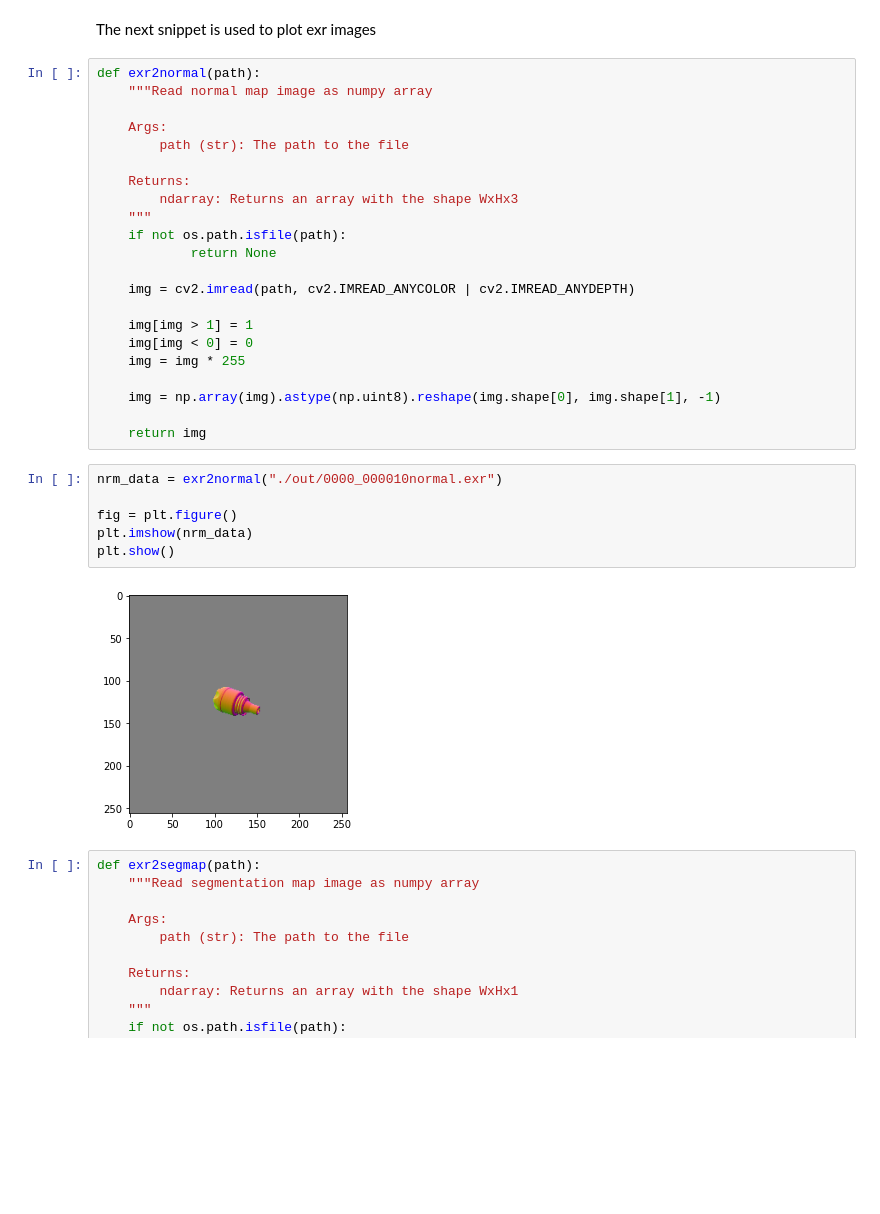
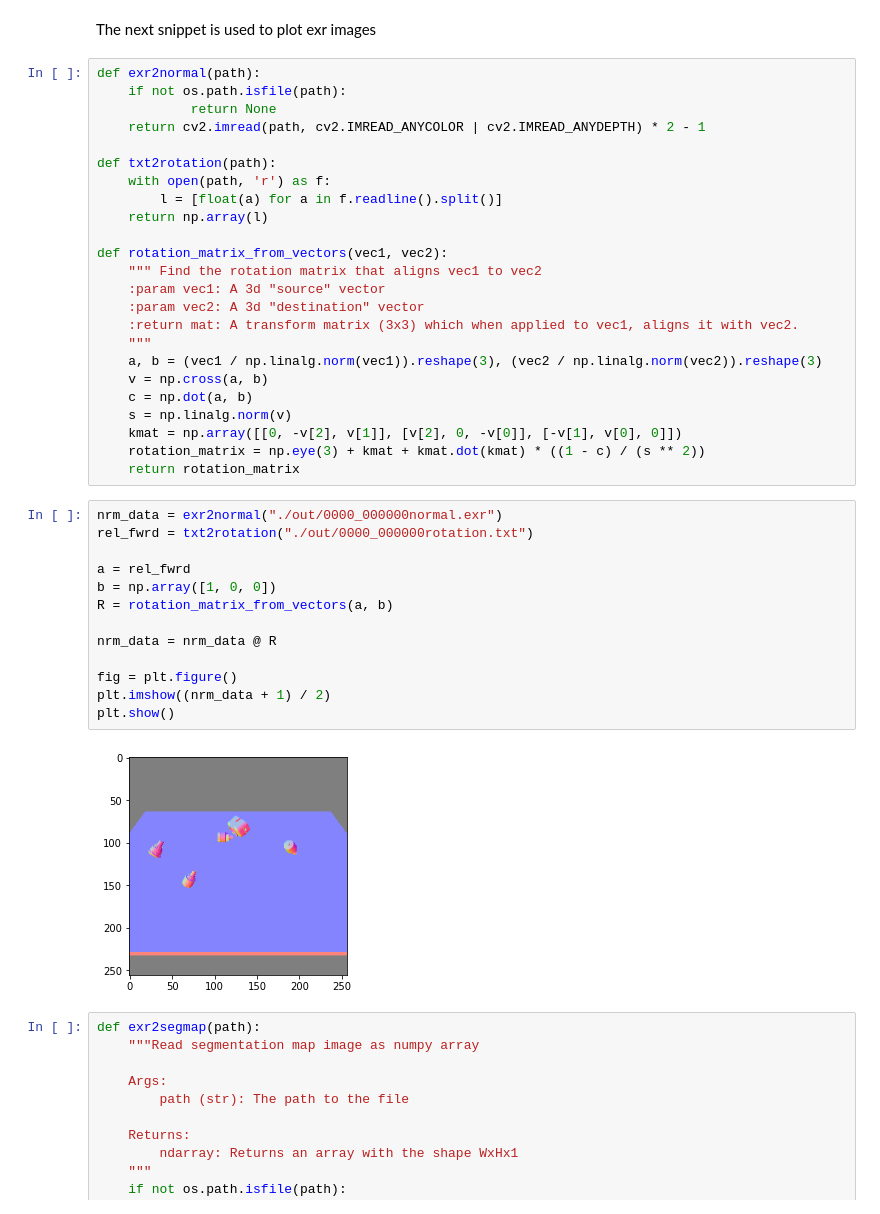
Before and after one commit to onorabil/blenderRenderer, a Jupyter notebook: PreviewData.ipynb, the cells around one changed output. Drawn from its saved outputs; the diff is of its cells as text; blank space fills up the shorter version.

Commit message:
added rel fwrd to output

```diff
--- a/PreviewData.ipynb
+++ b/PreviewData.ipynb
@@ -83,36 +82,45 @@ Clipping input data to the valid range for imshow with RGB data ([0..1] for floa
 [figure]
 # %% [markdown]
 The next snippet is used to plot exr images
-# %%
-def exr2normal(path):
-    """Read normal map image as numpy array
-
-    Args:
-        path (str): The path to the file
-
-    Returns:
-        ndarray: Returns an array with the shape WxHx3
-    """
-    if not os.path.isfile(path):
-            return None
-
-    img = cv2.imread(path, cv2.IMREAD_ANYCOLOR | cv2.IMREAD_ANYDEPTH)
-
-    img[img > 1] = 1
-    img[img < 0] = 0
-    img = img * 255
-
-    img = np.array(img).astype(np.uint8).reshape(img.shape[0], img.shape[1], -1)
-
-    return img
+# %%
+def exr2normal(path):
+    if not os.path.isfile(path):
+            return None
+    return cv2.imread(path, cv2.IMREAD_ANYCOLOR | cv2.IMREAD_ANYDEPTH) * 2 - 1
+
+def txt2rotation(path):
+    with open(path, 'r') as f:
+        l = [float(a) for a in f.readline().split()]
+    return np.array(l)
+
+def rotation_matrix_from_vectors(vec1, vec2):
+    """ Find the rotation matrix that aligns vec1 to vec2
+    :param vec1: A 3d "source" vector
+    :param vec2: A 3d "destination" vector
+    :return mat: A transform matrix (3x3) which when applied to vec1, aligns it with vec2.
+    """
+    a, b = (vec1 / np.linalg.norm(vec1)).reshape(3), (vec2 / np.linalg.norm(vec2)).reshape(3)
+    v = np.cross(a, b)
+    c = np.dot(a, b)
+    s = np.linalg.norm(v)
+    kmat = np.array([[0, -v[2], v[1]], [v[2], 0, -v[0]], [-v[1], v[0], 0]])
+    rotation_matrix = np.eye(3) + kmat + kmat.dot(kmat) * ((1 - c) / (s ** 2))
+    return rotation_matrix
 # %%
-nrm_data = exr2normal("./out/0000_000010normal.exr")
+nrm_data = exr2normal("./out/0000_000000normal.exr")
+rel_fwrd = txt2rotation("./out/0000_000000rotation.txt")
+
+a = rel_fwrd
+b = np.array([1, 0, 0])
+R = rotation_matrix_from_vectors(a, b)
+
+nrm_data = nrm_data @ R
 
 fig = plt.figure()
-plt.imshow(nrm_data)
+plt.imshow((nrm_data + 1) / 2)
 plt.show()
 # %% [output]
-[figure, old version]
+[figure, new version]
 # %%
 def exr2segmap(path):
     """Read segmentation map image as numpy array
```
Also changed, not shown: parts of 5 cells of this notebook, 3 other files.
